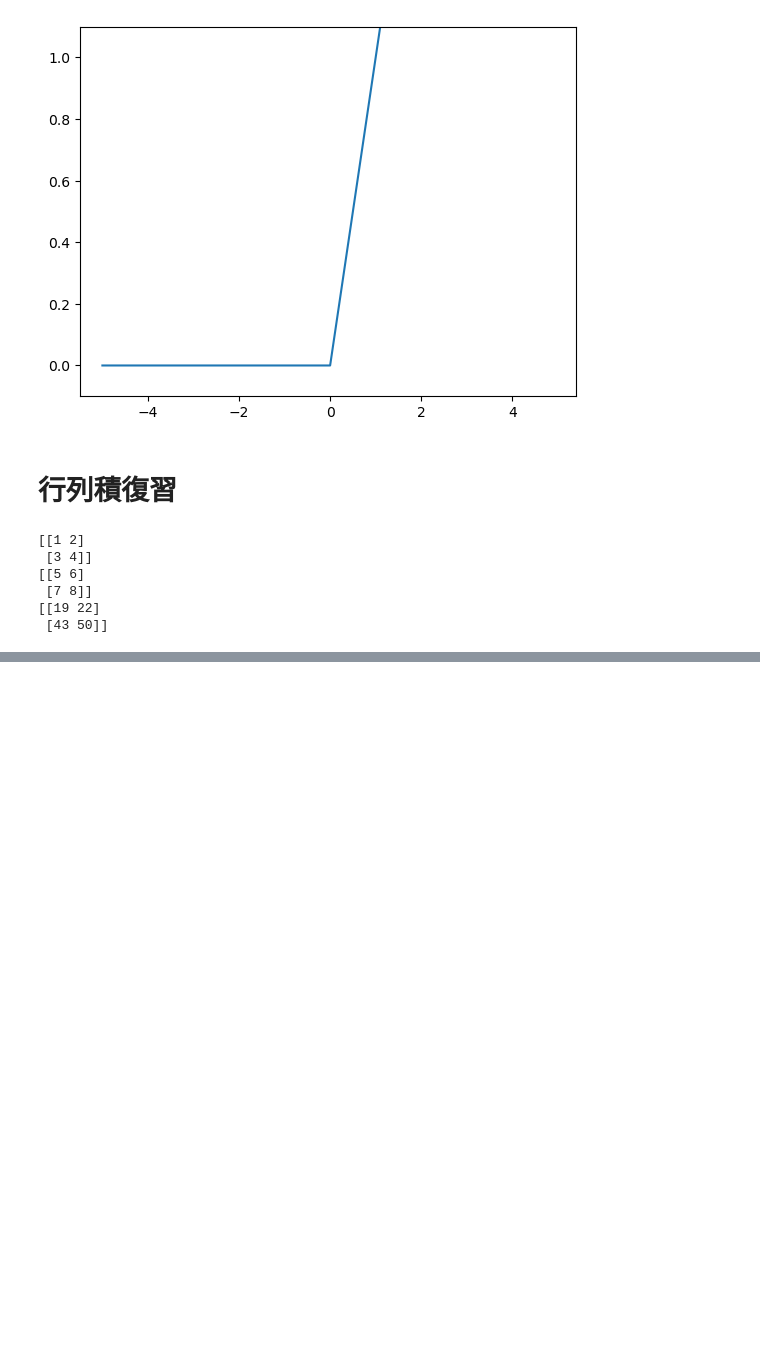
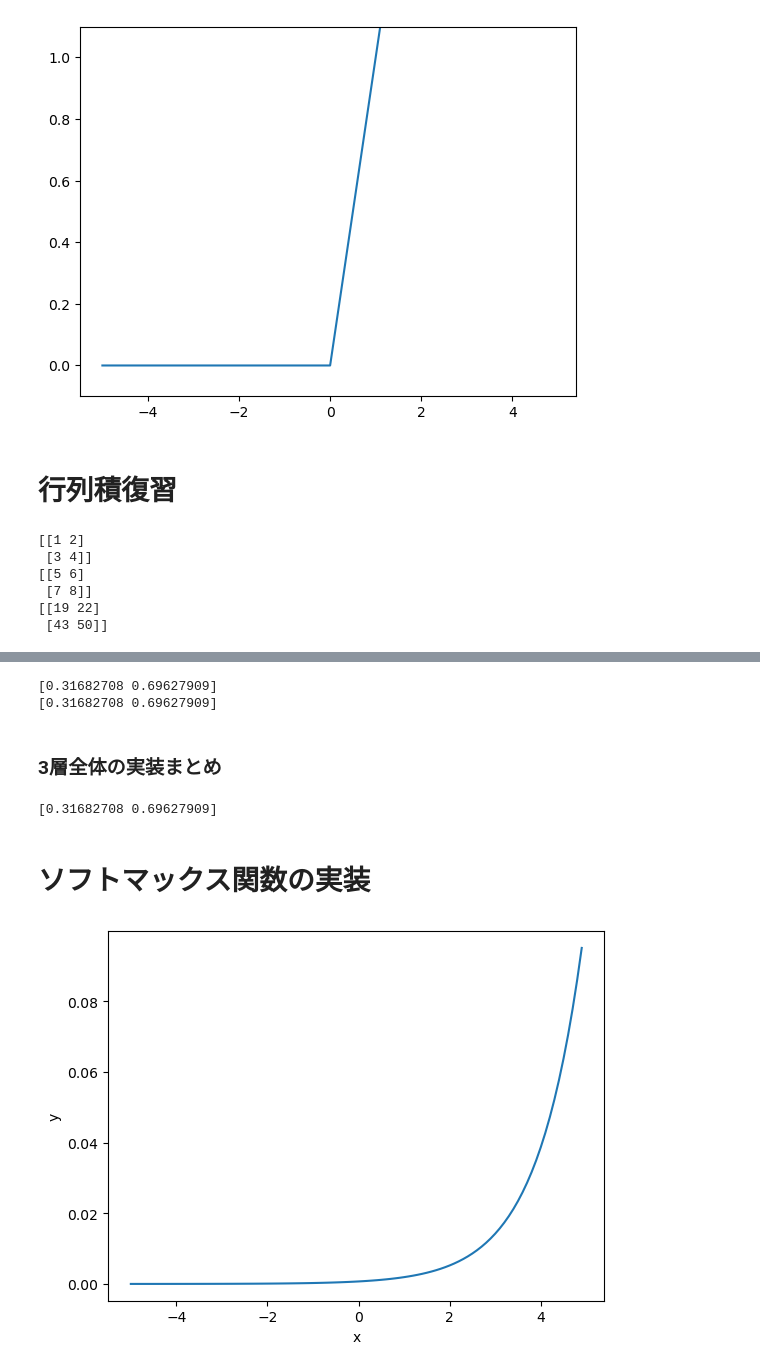
Before and after one commit to yoshiyuki-140/summer-camp-datadreamers-deeplearning, a Jupyter notebook: my-code/code-1.ipynb, the cells around one changed output, grey strips where cells are left out. Saved outputs shown, nothing was run; the diff lists cells and outputs as text; code cells hidden in the pictures; blank space fills up the shorter version.

Commit message:
add : ソフトマックス関数の実装と3層ニューラルネットワークのコードを追加

```diff
--- a/my-code/code-1.ipynb
+++ b/my-code/code-1.ipynb
@@ -422,0 +462,18 @@ print(result)
+# %%
+def identity_function(x):
+    """入力をそのまま出力する関数"""
+    return x
+
+
+W3 = numpy.array([[0.1, 0.3], [0.2, 0.4]])  # 重み
+B3 = numpy.array([0.1, 0.2])  # バイアス
+
+A3 = numpy.dot(Z2, W3) + B3  # 演算
+Y = identity_function(A3)  # 活性化関数 -> Y はそのまま出力になる
+print(A3)
+print(Y)
+# %% [output]
+[0.31682708 0.69627909]
+[0.31682708 0.69627909]
+# %% [markdown]
+### 3層全体の実装まとめ
@@ -422,0 +509,31 @@ print(result)
+# %%
+network = init_network()
+x = numpy.array([1.0, 0.5])
+y = forward(network, x)
+print(y)
+# %% [output]
+[0.31682708 0.69627909]
+# %% [markdown]
+# ソフトマックス関数の実装
+# %%
+import numpy
+
+
+def softmax(a):
+    exp_a = numpy.exp(a)
+    sum_exp_a = numpy.sum(exp_a)
+    y = exp_a / sum_exp_a
+    return y
+# %%
+# ソフトマックス関数可視化
+from matplotlib import pylab
+
+x = numpy.arange(-5.0, 5.0, 0.1)
+y = softmax(x)
+
+pylab.plot(x, y)
+pylab.xlabel("x")
+pylab.ylabel("y")
+pylab.show()
+# %% [output]
+[figure, added]
```
Also changed, not shown: parts of 8 cells of this notebook.
